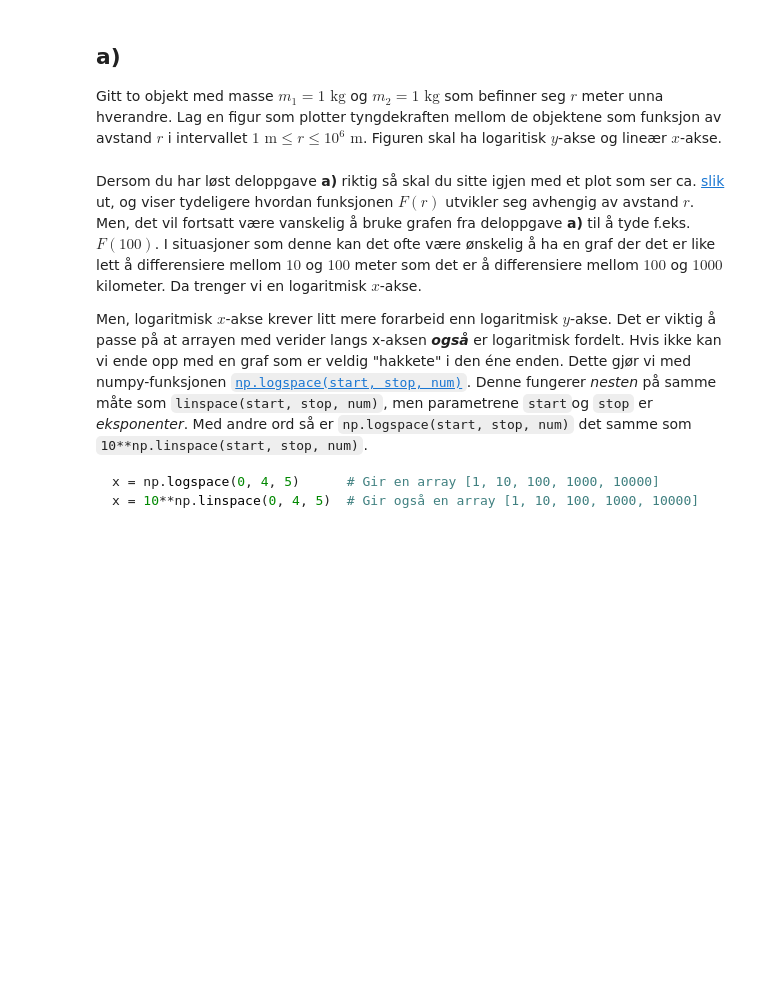
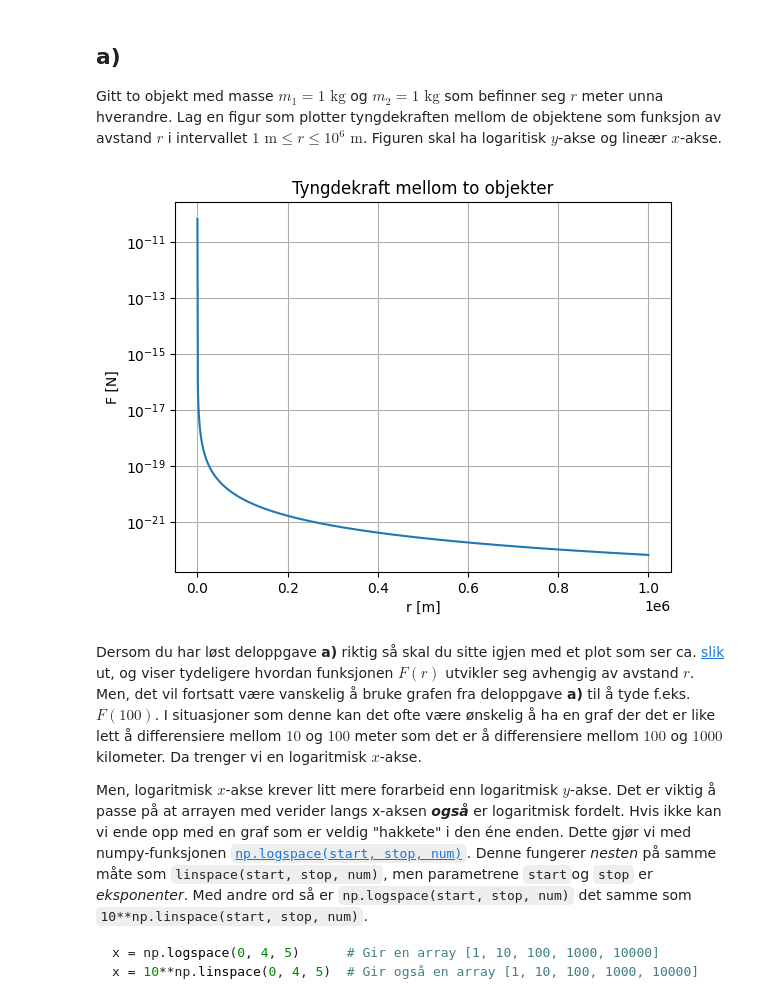
Before and after one commit to erikbjo/pnsobliger24, a Jupyter notebook: oblig2/9_Plotting_3.ipynb, the cells around one changed output. Cells and saved outputs as stored; diff of their text form; code cells hidden in the pictures; blank space fills up the shorter version.

```diff
--- a/oblig2/9_Plotting_3.ipynb
+++ b/oblig2/9_Plotting_3.ipynb
@@ -94,7 +96,25 @@ Gitt to objekt med masse $m_1 = 1\text{ kg}$ og $m_2 = 1\text{ kg}$ som befinner
 # %%
 #-------------------------------------
 # SKRIV DIN KODE HER!
 #-------------------------------------
+m1 = 1
+m2 = 1
+G = 6.67e-11
+def tyngdekraft(m1, m2, r):
+    return G * m1 * m2 / r**2
+
+r = np.linspace(1, 10**6, 1001)
+F = tyngdekraft(m1, m2, r)
+
+plt.plot(r, F)
+plt.yscale('log')
+plt.xlabel('r [m]')
+plt.ylabel('F [N]')
+plt.title('Tyngdekraft mellom to objekter')
+plt.grid(True)
+plt.show()
+# %% [output]
+[figure, added]
 # %% [markdown]
 Dersom du har løst deloppgave **a)** riktig så skal du sitte igjen med et plot som ser ca. [slik](Figurer/oppg9a_LF.png) ut, og viser tydeligere hvordan funksjonen $F(r)$ utvikler seg avhengig av  avstand $r$. Men, det vil fortsatt være vanskelig å bruke grafen fra deloppgave **a)** til å tyde f.eks. $F(100)$. I situasjoner som denne kan det ofte være ønskelig å ha en graf der det er like lett å differensiere mellom $10$ og $100$ meter som det er å differensiere mellom $100$ og $1000$ kilometer. Da trenger vi en logaritmisk $x$-akse.
 
```
Also changed, not shown: parts of 4 cells of this notebook, 10 other files.
